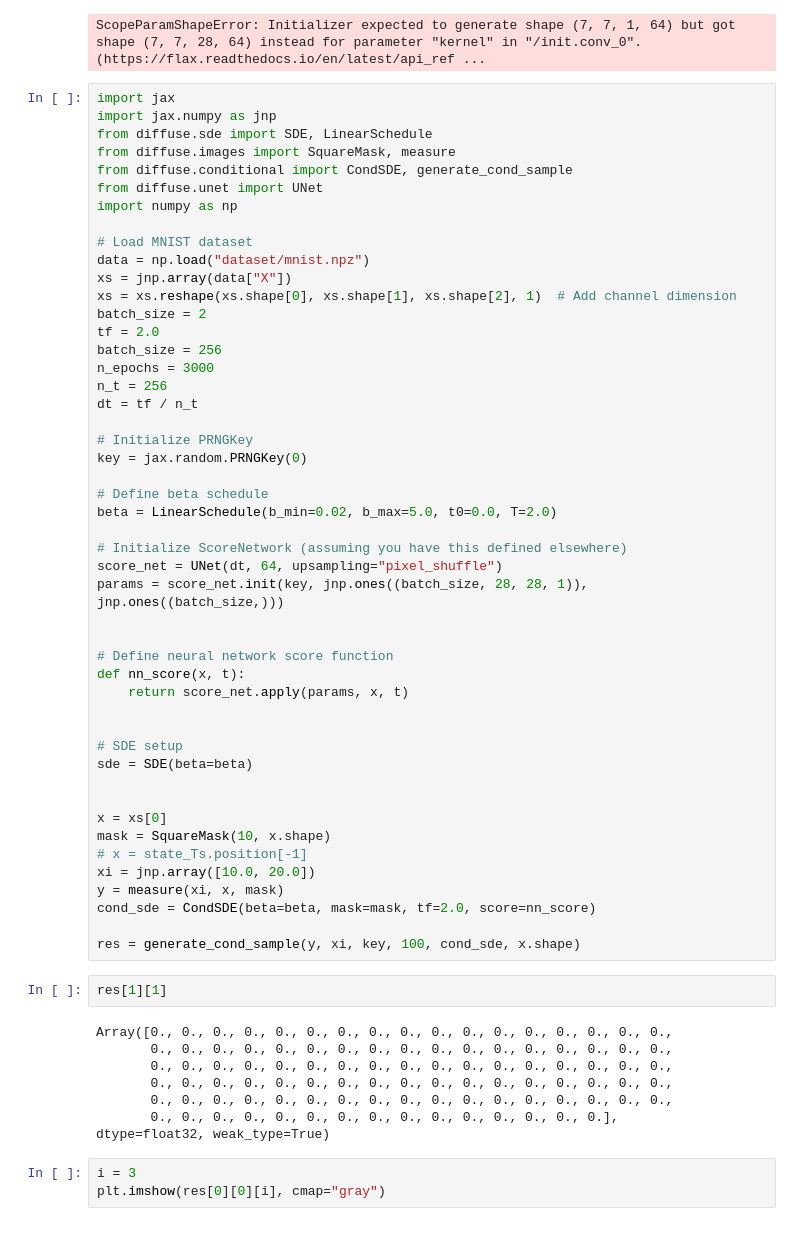
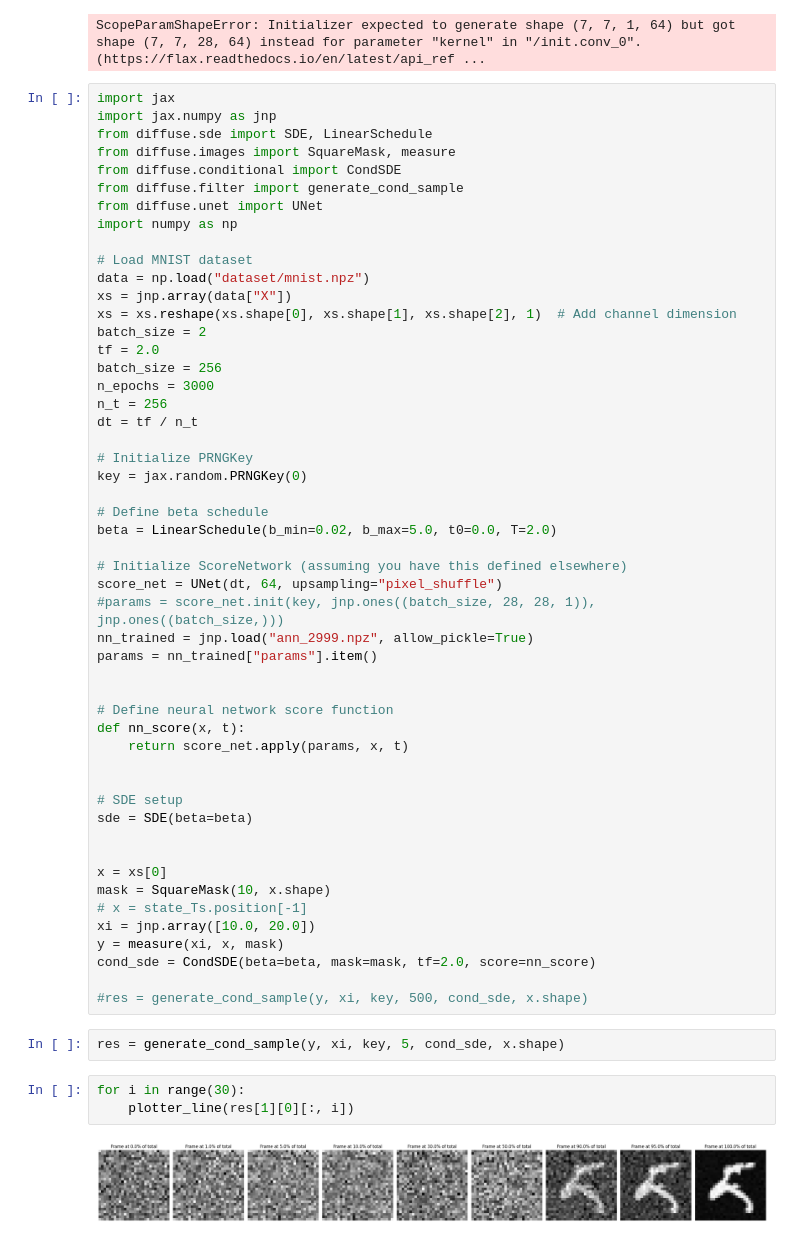
Before and after one commit to jcopo/diffuse, a Jupyter notebook: sandbox.ipynb, the cells around one changed output. Cells and saved outputs as stored; diff of their text form.

```diff
--- a/sandbox.ipynb
+++ b/sandbox.ipynb
@@ -112,7 +114,8 @@ import jax
 import jax.numpy as jnp
 from diffuse.sde import SDE, LinearSchedule
 from diffuse.images import SquareMask, measure
-from diffuse.conditional import CondSDE, generate_cond_sample
+from diffuse.conditional import CondSDE
+from diffuse.filter import generate_cond_sample
 from diffuse.unet import UNet
 import numpy as np
 
@@ -135,7 +138,9 @@ beta = LinearSchedule(b_min=0.02, b_max=5.0, t0=0.0, T=2.0)
 
 # Initialize ScoreNetwork (assuming you have this defined elsewhere)
 score_net = UNet(dt, 64, upsampling="pixel_shuffle")
-params = score_net.init(key, jnp.ones((batch_size, 28, 28, 1)), jnp.ones((batch_size,)))
+#params = score_net.init(key, jnp.ones((batch_size, 28, 28, 1)), jnp.ones((batch_size,)))
+nn_trained = jnp.load("ann_2999.npz", allow_pickle=True)
+params = nn_trained["params"].item()
 
 
 # Define neural network score function
@@ -154,17 +159,11 @@ xi = jnp.array([10.0, 20.0])
 y = measure(xi, x, mask)
 cond_sde = CondSDE(beta=beta, mask=mask, tf=2.0, score=nn_score)
 
-res = generate_cond_sample(y, xi, key, 100, cond_sde, x.shape)
+#res = generate_cond_sample(y, xi, key, 500, cond_sde, x.shape)
-# %%
-res[1][1]
-# %% [output]
-Array([0., 0., 0., 0., 0., 0., 0., 0., 0., 0., 0., 0., 0., 0., 0., 0., 0.,
-       0., 0., 0., 0., 0., 0., 0., 0., 0., 0., 0., 0., 0., 0., 0., 0., 0.,
-       0., 0., 0., 0., 0., 0., 0., 0., 0., 0., 0., 0., 0., 0., 0., 0., 0.,
-       0., 0., 0., 0., 0., 0., 0., 0., 0., 0., 0., 0., 0., 0., 0., 0., 0.,
-       0., 0., 0., 0., 0., 0., 0., 0., 0., 0., 0., 0., 0., 0., 0., 0., 0.,
-       0., 0., 0., 0., 0., 0., 0., 0., 0., 0., 0., 0., 0., 0., 0.],      dtype=float32, weak_type=True)
+# %%
+res = generate_cond_sample(y, xi, key, 5, cond_sde, x.shape)
 # %%
-i = 3
-plt.imshow(res[0][0][i], cmap="gray")
+for i in range(30):
+    plotter_line(res[1][0][:, i])
 # %% [output]
+[figure, new version]
```
Also changed, not shown: parts of 8 cells of this notebook, 4 other files.
